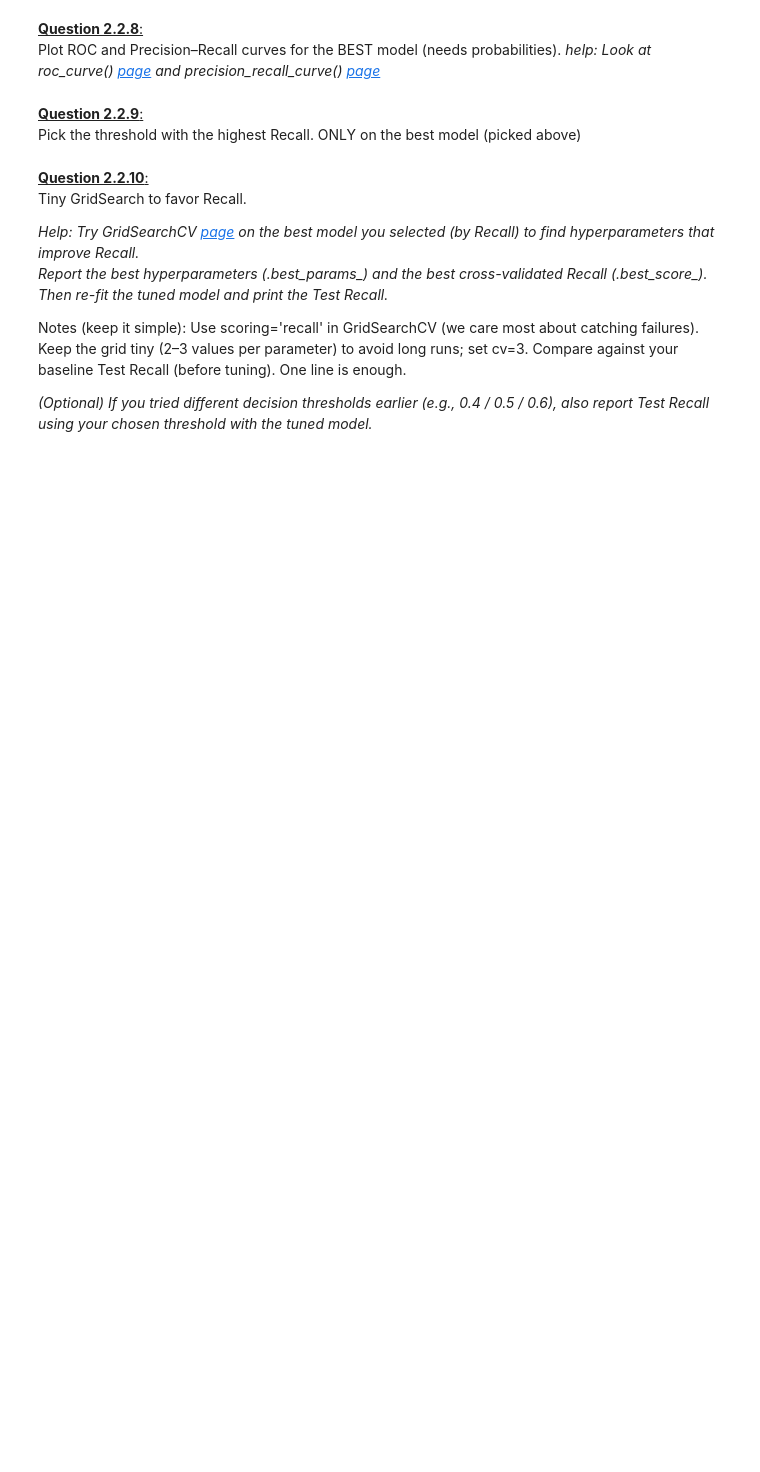
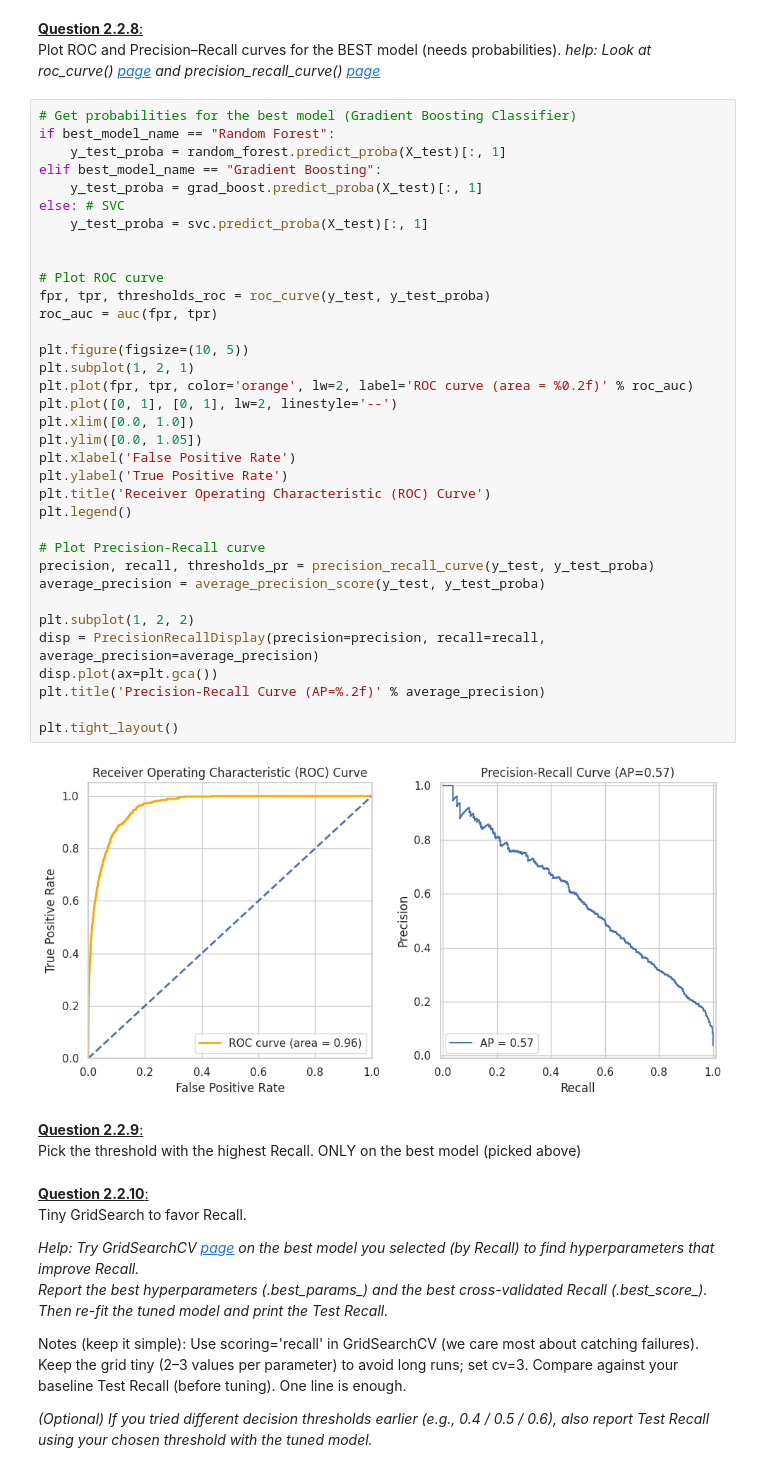
Before and after one commit to KpihX/rocket-durability-ai, a Jupyter notebook: ML_DL_NASA_2025.ipynb, the cells around one changed output. Drawn from its saved outputs; the diff is of its cells as text; blank space fills up the shorter version.

```diff
--- a/ML_DL_NASA_2025.ipynb
+++ b/ML_DL_NASA_2025.ipynb
@@ -357,6 +542,43 @@ You may notice that we emphasize Recall. Recall answers: “of all the true fail
 # %% [markdown]
 <u>**Question 2.2.8**:</u> <br> Plot ROC and Precision–Recall curves for the BEST model (needs probabilities).
 *help: Look at roc_curve() [page](https://scikit-learn.org/stable/modules/generated/sklearn.metrics.roc_curve.html) and precision_recall_curve() [page](https://scikit-learn.org/stable/modules/generated/sklearn.metrics.precision_recall_curve.html)*
+# %%
+# Get probabilities for the best model (Gradient Boosting Classifier)
+if best_model_name == "Random Forest":
+    y_test_proba = random_forest.predict_proba(X_test)[:, 1]
+elif best_model_name == "Gradient Boosting":
+    y_test_proba = grad_boost.predict_proba(X_test)[:, 1]
+else: # SVC
+    y_test_proba = svc.predict_proba(X_test)[:, 1]
+
+
+# Plot ROC curve
+fpr, tpr, thresholds_roc = roc_curve(y_test, y_test_proba)
+roc_auc = auc(fpr, tpr)
+
+plt.figure(figsize=(10, 5))
+plt.subplot(1, 2, 1)
+plt.plot(fpr, tpr, color='orange', lw=2, label='ROC curve (area = %0.2f)' % roc_auc)
+plt.plot([0, 1], [0, 1], lw=2, linestyle='--')
+plt.xlim([0.0, 1.0])
+plt.ylim([0.0, 1.05])
+plt.xlabel('False Positive Rate')
+plt.ylabel('True Positive Rate')
+plt.title('Receiver Operating Characteristic (ROC) Curve')
+plt.legend()
+
+# Plot Precision-Recall curve
+precision, recall, thresholds_pr = precision_recall_curve(y_test, y_test_proba)
+average_precision = average_precision_score(y_test, y_test_proba)
+
+plt.subplot(1, 2, 2)
+disp = PrecisionRecallDisplay(precision=precision, recall=recall, average_precision=average_precision)
+disp.plot(ax=plt.gca())
+plt.title('Precision-Recall Curve (AP=%.2f)' % average_precision)
+
+plt.tight_layout()
+# %% [output]
+[figure, added]
 # %% [markdown]
 <u>**Question 2.2.9**:</u> <br> Pick the threshold with the highest Recall. ONLY on the best model (picked above)
 # %% [markdown]
```
Also changed, not shown: parts of 19 cells of this notebook.
